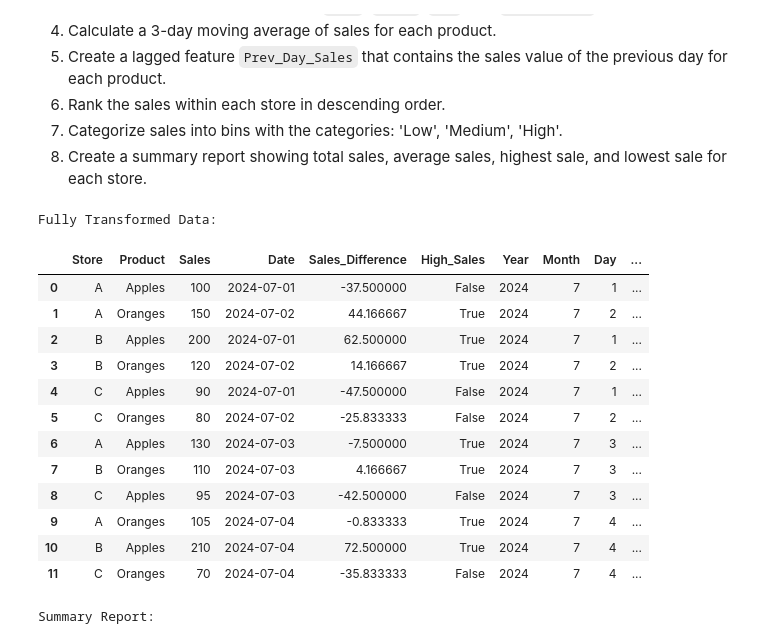
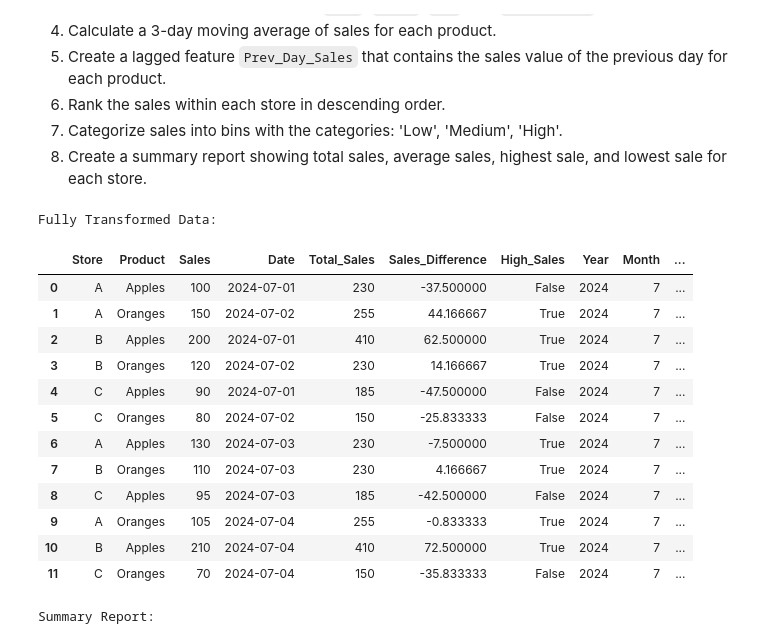
Before and after one commit to Havenfire/TechCatalyst_DE_2025_2, a Jupyter notebook: Activities/Week 4/Homework/Pandas Transformations.ipynb, the cells around one changed output. Drawn from its saved outputs; the diff is of its cells as text; code cells hidden in the pictures.

```diff
--- a/Activities/Week 4/Homework/Pandas Transformations.ipynb
+++ b/Activities/Week 4/Homework/Pandas Transformations.ipynb
@@ -804,63 +804,70 @@ display(df)
 8. Create a summary report showing total sales, average sales, highest sale, and lowest sale for each store.
 # %%
 # 1. Aggregate the data to calculate total sales for each store and product combination
-aggregated_sales = #YOUR CODE
+
+aggregated_sales = df.groupby('Store', as_index=False)['Sales'].sum()
 aggregated_sales.rename(columns={'Sales': 'Total_Sales'}, inplace=True)
 
 # 2. Create new features
 # Calculate the average sales for each product
-product_avg_sales = #YOUR CODE
+product_avg_sales = df.groupby('Product')['Sales'].transform('mean')
 
-# Create Sales_Difference column
-df['Sales_Difference'] = #YOUR CODE
+# # Create Sales_Difference column
+df['Sales_Difference'] = df['Sales'] - product_avg_sales
+# # Create High_Sales column
+df['High_Sales'] = df['Sales'] > 100
 
-# Create High_Sales column
-df['High_Sales'] = #YOUR CODE
+# # 3. Manipulate datetime data
+df['Year'] = df['Date'].dt.year
+df['Month'] = df['Date'].dt.month
+df['Day'] = df['Date'].dt.day
+df['Day_of_Week'] = df['Date'].dt.day_name('en_US.utf8')
 
-# 3. Manipulate datetime data
-df['Year'] = #YOUR CODE
-df['Month'] = #YOUR CODE
-df['Day'] = #YOUR CODE
-df['Day_of_Week'] = #YOUR CODE
+# # 4. Calculate a 3-day moving average of sales for each product
+df['Moving_Avg_3_Days'] = df.groupby('Product')['Sales'].transform(lambda x: x.rolling(3, min_periods = 1).mean())
 
-# 4. Calculate a 3-day moving average of sales for each product
-df['Moving_Avg_3_Days'] = #YOUR CODE
+# # 5. Create a lagged feature Prev_Day_Sales
 
-# 5. Create a lagged feature Prev_Day_Sales
-df['Prev_Day_Sales'] = #YOUR CODE
-df['Prev_Day_Sales'] = #YOUR CODE
+df['Prev_Day_Sales'] = df.groupby('Product')['Sales'].transform('shift', 1)
+df['Prev_Day_Sales'] = df['Prev_Day_Sales'].fillna(0)
 
-# 6. Rank the sales within each store in descending order
-df['Sales_Rank'] = #YOUR CODE
 
-# 7. Categorize sales into bins
-bins = #YOUR CODE
-labels = #YOUR CODE
-df['Sales_Level'] = #YOUR CODE
+# # 6. Rank the sales within each store in descending order
+df['Sales_Rank'] = df.groupby('Store')['Sales'].rank(ascending=False)
 
-# 8. Create a summary report
-summary_report = #YOUR CODE
+# # 7. Categorize sales into bins
+# bins = #YOUR CODE
+labels = ['Low', 'Medium', 'High']
+df['Sales_Level'] = pd.cut(df["Sales"], 3, labels=labels)
+
+# # 8. Create a summary report
+summary_report = df.groupby(['Store']).agg(
+    Total_Sales=('Sales', 'sum'),
+    Average_Sales=('Sales', 'mean'),
+    Max_Sales=('Sales', 'max'),
+    Min_Sales=('Sales', 'min'),
+).reset_index()
 
 # Display the DataFrame with all transformations
 print('Fully Transformed Data:')
 display(df)
 
 # Display the summary report
 print('Summary Report:')
 display(summary_report)
 # %% [output]
 Fully Transformed Data:
-|  | Store | Product | Sales | Date | Sales_Difference | High_Sales | Year | Month | Day | ... |
-| 0 | A | Apples | 100 | 2024-07-01 | -37.500000 | False | 2024 | 7 | 1 | ... |
-| 1 | A | Oranges | 150 | 2024-07-02 | 44.166667 | True | 2024 | 7 | 2 | ... |
-| 2 | B | Apples | 200 | 2024-07-01 | 62.500000 | True | 2024 | 7 | 1 | ... |
-| 3 | B | Oranges | 120 | 2024-07-02 | 14.166667 | True | 2024 | 7 | 2 | ... |
-| 4 | C | Apples | 90 | 2024-07-01 | -47.500000 | False | 2024 | 7 | 1 | ... |
-| 5 | C | Oranges | 80 | 2024-07-02 | -25.833333 | False | 2024 | 7 | 2 | ... |
-| 6 | A | Apples | 130 | 2024-07-03 | -7.500000 | True | 2024 | 7 | 3 | ... |
-| 7 | B | Oranges | 110 | 2024-07-03 | 4.166667 | True | 2024 | 7 | 3 | ... |
-| 8 | C | Apples | 95 | 2024-07-03 | -42.500000 | False | 2024 | 7 | 3 | ... |
-| 9 | A | Oranges | 105 | 2024-07-04 | -0.833333 | True | 2024 | 7 | 4 | ... |
-| 10 | B | Apples | 210 | 2024-07-04 | 72.500000 | True | 2024 | 7 | 4 | ... |
-| 11 | C | Oranges | 70 | 2024-07-04 | -35.833333 | False | 2024 | 7 | 4 | ... |
+|  | Store | Product | Sales | Date | Total_Sales | Sales_Difference | High_Sales | Year | Month | ... |
+| 0 | A | Apples | 100 | 2024-07-01 | 230 | -37.500000 | False | 2024 | 7 | ... |
+| 1 | A | Oranges | 150 | 2024-07-02 | 255 | 44.166667 | True | 2024 | 7 | ... |
+| 2 | B | Apples | 200 | 2024-07-01 | 410 | 62.500000 | True | 2024 | 7 | ... |
+| 3 | B | Oranges | 120 | 2024-07-02 | 230 | 14.166667 | True | 2024 | 7 | ... |
+| 4 | C | Apples | 90 | 2024-07-01 | 185 | -47.500000 | False | 2024 | 7 | ... |
+| 5 | C | Oranges | 80 | 2024-07-02 | 150 | -25.833333 | False | 2024 | 7 | ... |
+| 6 | A | Apples | 130 | 2024-07-03 | 230 | -7.500000 | True | 2024 | 7 | ... |
+| 7 | B | Oranges | 110 | 2024-07-03 | 230 | 4.166667 | True | 2024 | 7 | ... |
+| 8 | C | Apples | 95 | 2024-07-03 | 185 | -42.500000 | False | 2024 | 7 | ... |
+| 9 | A | Oranges | 105 | 2024-07-04 | 255 | -0.833333 | True | 2024 | 7 | ... |
+| 10 | B | Apples | 210 | 2024-07-04 | 410 | 72.500000 | True | 2024 | 7 | ... |
+| 11 | C | Oranges | 70 | 2024-07-04 | 150 | -35.833333 | False | 2024 | 7 | ... |
 Summary Report:
```
Also changed, not shown: parts of 1 cell of this notebook.
